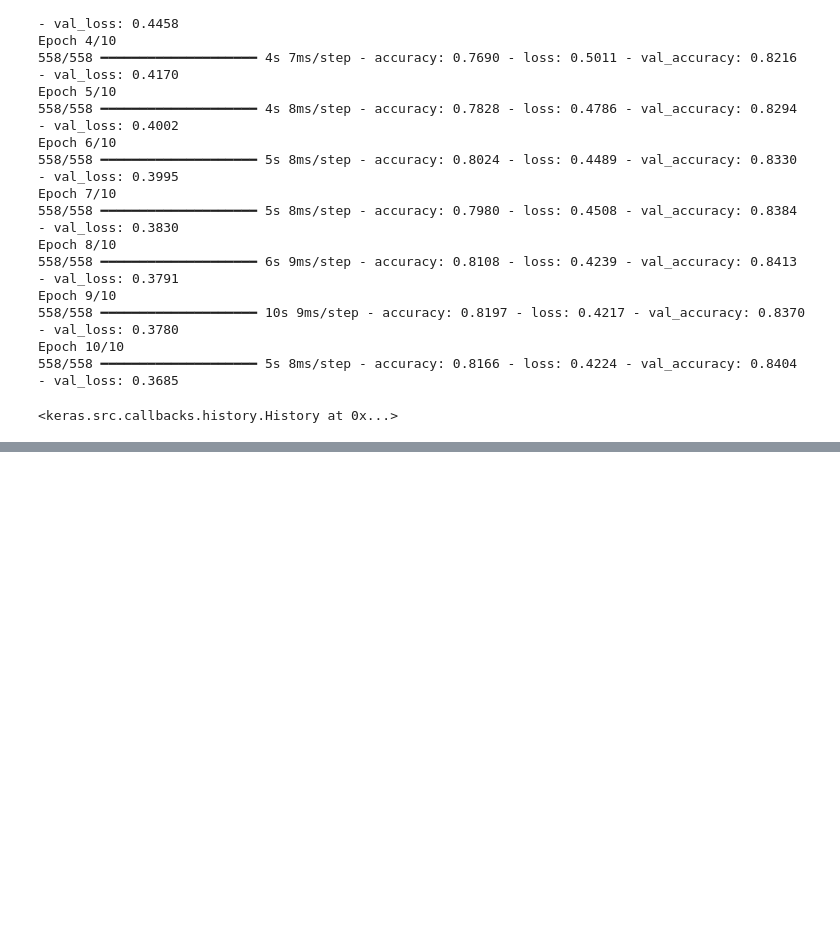
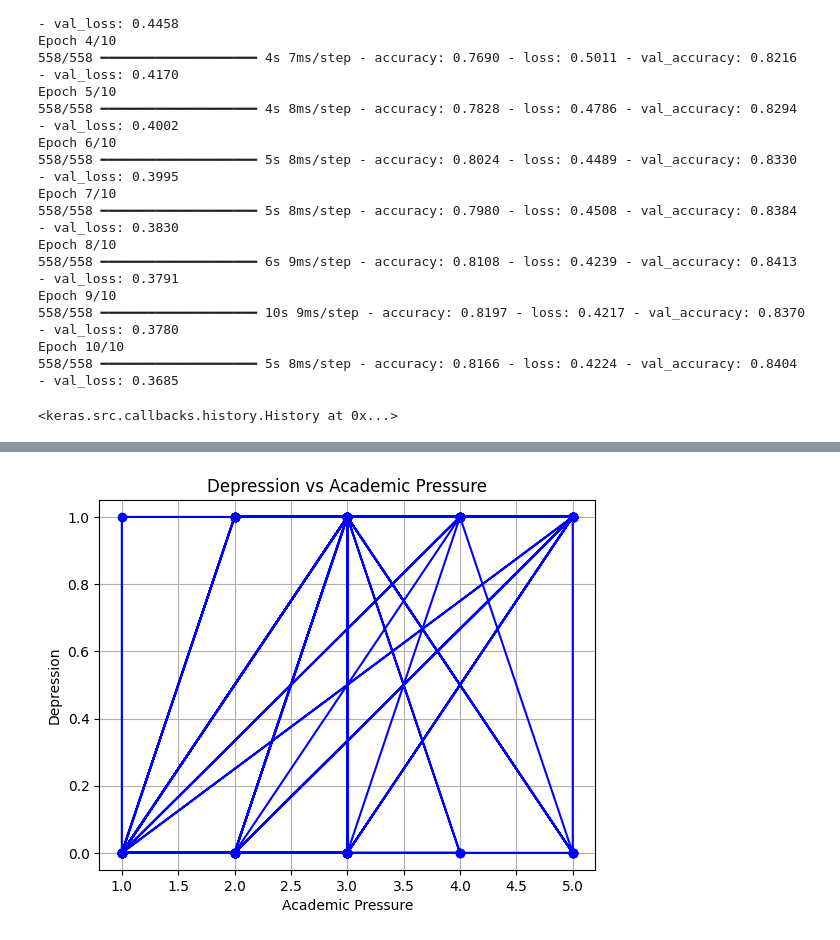
Before and after one commit to leman-cap13/Machine_Learning, a Jupyter notebook: student_depression_nn.ipynb, the cells around one changed output, grey strips where cells are left out. Cells and saved outputs as stored; diff of their text form; code cells hidden in the pictures; blank space fills up the shorter version.

```diff
--- a/student_depression_nn.ipynb
+++ b/student_depression_nn.ipynb
@@ -495,0 +526,9 @@ Epoch 10/10
+# %%
+plt.plot(df['Academic Pressure'].head(100), df['Depression'].head(100), marker='o', linestyle='-', color='b')
+plt.xlabel('Academic Pressure')
+plt.ylabel('Depression')
+plt.title('Depression vs Academic Pressure')
+plt.grid(True)
+plt.show()
+# %% [output]
+[figure, added]
```
Also changed, not shown: parts of 7 cells of this notebook.
